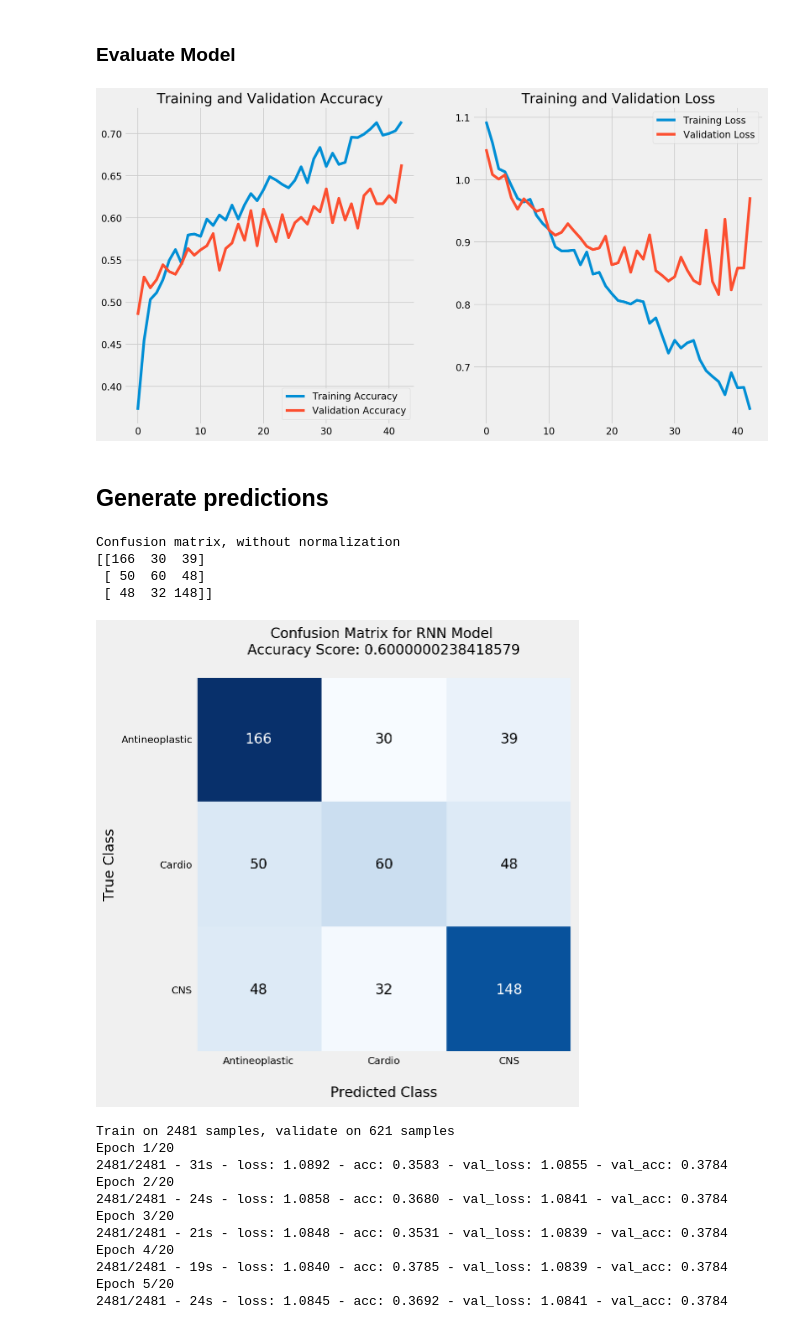
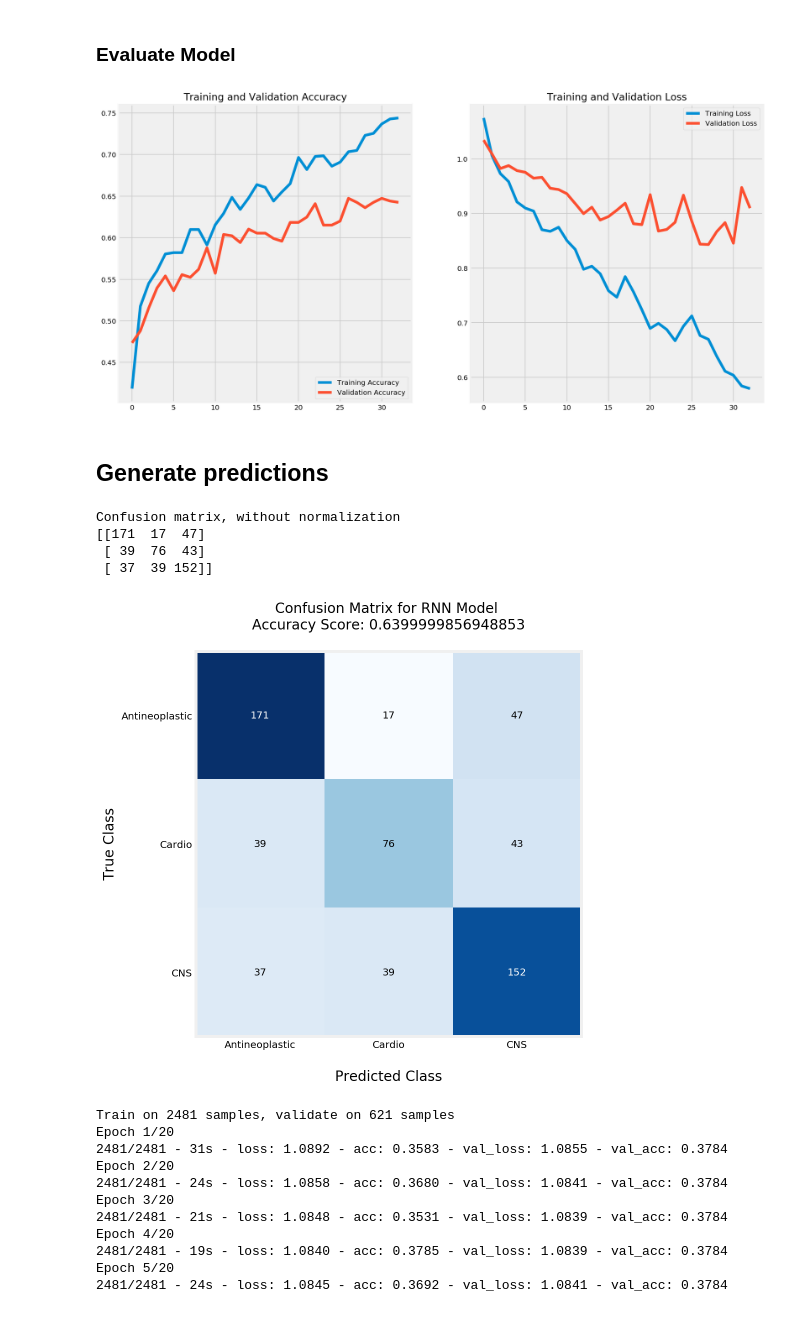
Before and after one commit to veeps/molecular_classification, a Jupyter notebook: code/003_rnn.ipynb, the cells around one changed output. Saved outputs shown, nothing was run; the diff lists cells and outputs as text; code cells hidden in the pictures.

```diff
--- a/code/003_rnn.ipynb
+++ b/code/003_rnn.ipynb
@@ -164,13 +164,13 @@ word_index
 # %% [markdown]
 # Build model w/ Regularization
 # %%
+np.random.seed(2020)
 model = Sequential([
     Embedding(500,64, input_length = 52),
     SimpleRNN(100),
     Dense(64, activation = "relu"),
     Dropout(0.5),
     Dense(32, activation = "relu"),
-    Dropout(0.5),
     Dense(3, activation = "softmax")
 ])
 
@@ -214,9 +214,9 @@ Epoch 26/100
 ### Evaluate Model
 # %%
 # plot accuracy and loss for model
-plot_accuracy_loss(history, epochs = 43);
+plot_accuracy_loss(history, epochs = 33);
 # %% [output]
-[figure, old version]
+[figure, new version]
 # %% [markdown]
 ## Generate predictions
 # %%
@@ -236,10 +236,10 @@ plot_confusion_matrix(cnf_matrix, classes=['Antineoplastic','Cardio',  'CNS'],
 plt.savefig("../plots/confusion_matrix_rnn.png", dpi = 150);
 # %% [output]
 Confusion matrix, without normalization
-[[166  30  39]
- [ 50  60  48]
- [ 48  32 148]]
+[[171  17  47]
+ [ 39  76  43]
+ [ 37  39 152]]
-[figure, old version]
+[figure, new version]
 # %%
 model = Sequential([
     Embedding(500,64, input_length = 52),
```
Also changed, not shown: parts of 1 cell of this notebook, 5 other files.
